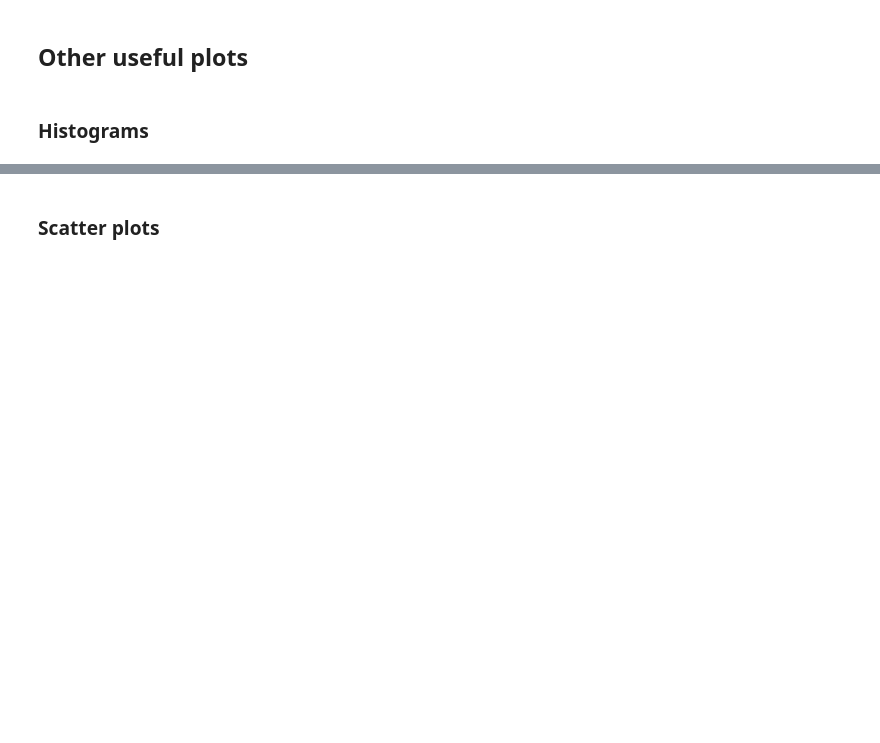
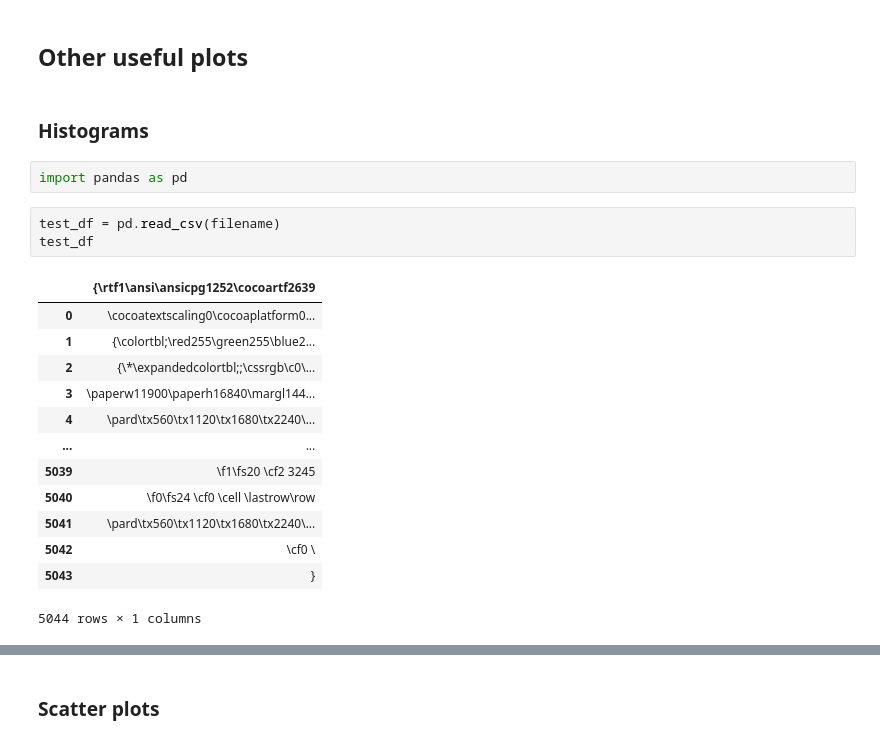
Before and after one commit to SPS-SP2273/learning-portfolio-KeeganLeeNg, a Jupyter notebook: plotting/plotting_(good).ipynb, the cells around one changed output, grey strips where cells are left out. Saved outputs shown, nothing was run; the diff lists cells and outputs as text; blank space fills up the shorter version.

```diff
--- a/plotting/plotting_(good).ipynb
+++ b/plotting/plotting_(good).ipynb
@@ -187,3 +189,22 @@ bottom_right.grid(alpha=.25)
 ## Other useful plots
 # %% [markdown]
 ### Histograms
+# %%
+import pandas as pd
+# %%
+test_df = pd.read_csv(filename)
+test_df
+# %% [output]
+|  | {\rtf1\ansi\ansicpg1252\cocoartf2639 |
+| 0 | \cocoatextscaling0\cocoaplatform0... |
+| 1 | {\colortbl;\red255\green255\blue2... |
+| 2 | {\*\expandedcolortbl;;\cssrgb\c0\... |
+| 3 | \paperw11900\paperh16840\margl144... |
+| 4 | \pard\tx560\tx1120\tx1680\tx2240\... |
+| ... | ... |
+| 5039 | \f1\fs20 \cf2 3245 |
+| 5040 | \f0\fs24 \cf0 \cell \lastrow\row |
+| 5041 | \pard\tx560\tx1120\tx1680\tx2240\... |
+| 5042 | \cf0 \ |
+| 5043 | } |
+5044 rows × 1 columns
```
Also changed, not shown: parts of 5 cells of this notebook, 2 other files.
